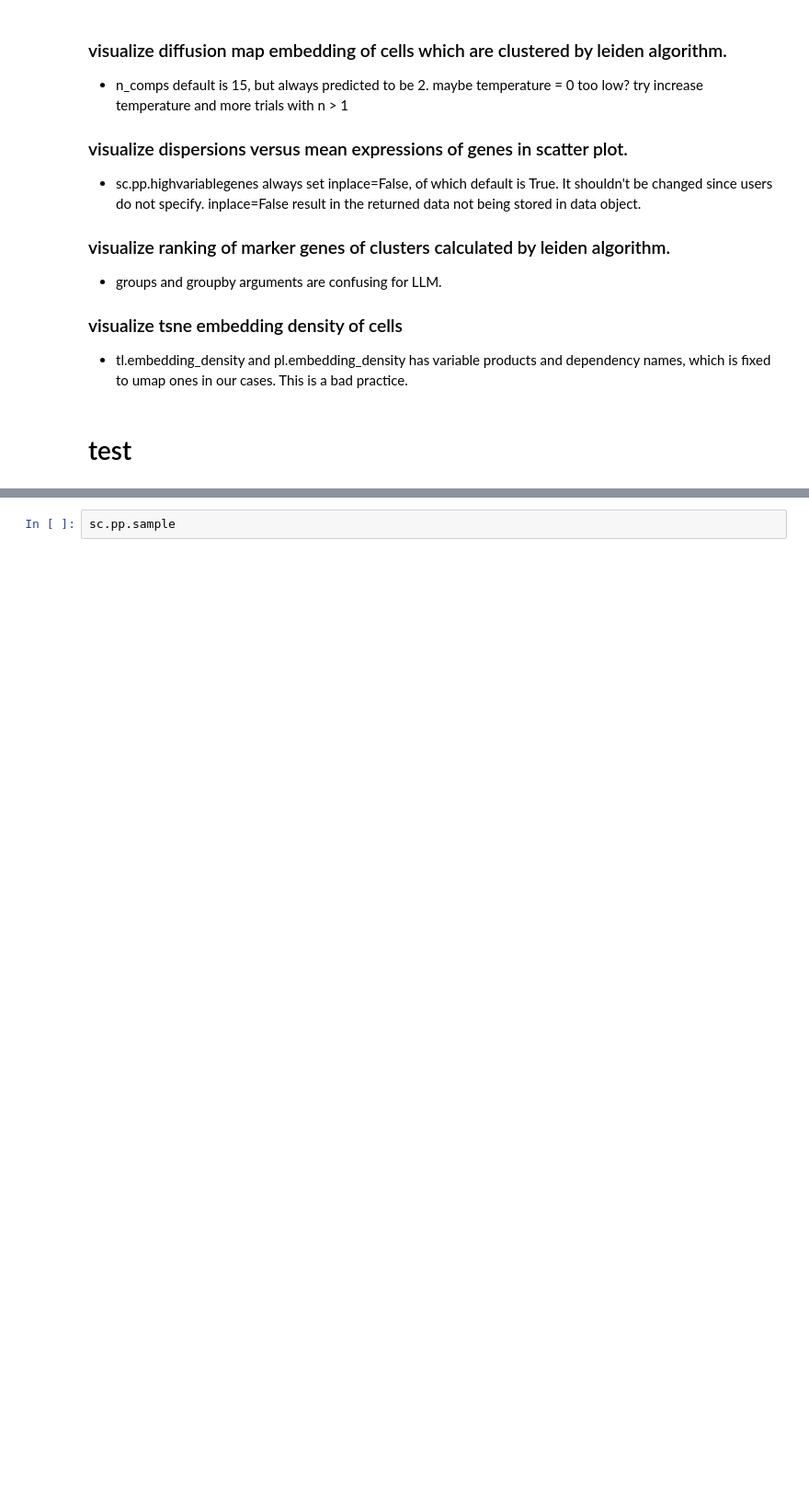
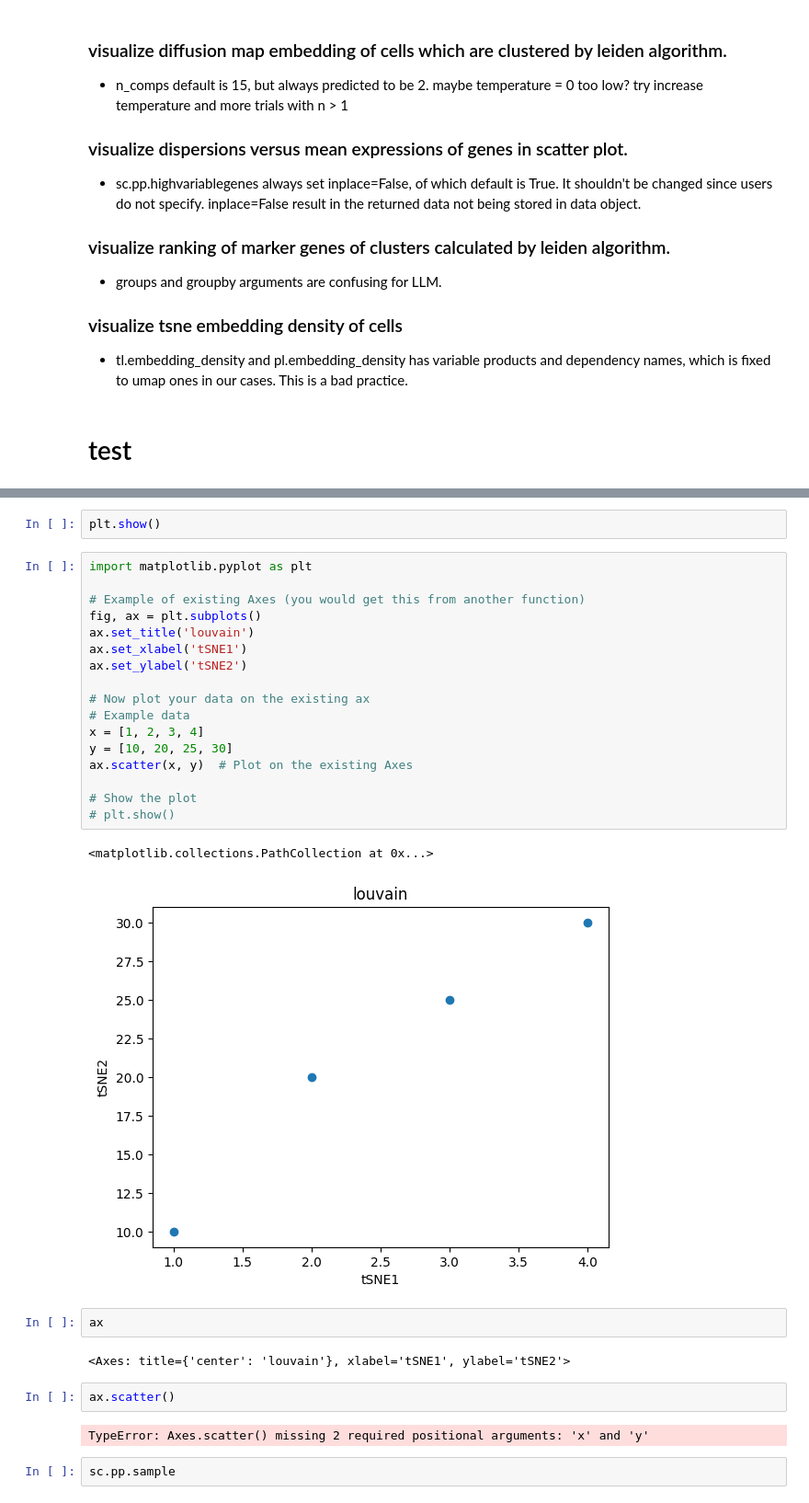
Before and after one commit to OSU-BMBL/BioMANIA-backend, a Jupyter notebook: experiment/scanpy/test.ipynb, the cells around one changed output, grey strips where cells are left out. Shown: that part at 92% size. Saved outputs shown, nothing was run; the diff lists cells and outputs as text; blank space fills up the shorter version.

```diff
--- a/experiment/scanpy/test.ipynb
+++ b/experiment/scanpy/test.ipynb
@@ -163,3 +195,33 @@ data.var
+# %%
+plt.show()
+# %%
+import matplotlib.pyplot as plt
+
+# Example of existing Axes (you would get this from another function)
+fig, ax = plt.subplots()
+ax.set_title('louvain')
+ax.set_xlabel('tSNE1')
+ax.set_ylabel('tSNE2')
+
+# Now plot your data on the existing ax
+# Example data
+x = [1, 2, 3, 4]
+y = [10, 20, 25, 30]
+ax.scatter(x, y)  # Plot on the existing Axes
+
+# Show the plot
+# plt.show()
+# %% [output]
+<matplotlib.collections.PathCollection at 0x...>
+[figure, added]
+# %%
+ax
+# %% [output]
+<Axes: title={'center': 'louvain'}, xlabel='tSNE1', ylabel='tSNE2'>
+# %%
+ax.scatter()
+# %% [output]
+TypeError: Axes.scatter() missing 2 required positional arguments: 'x' and 'y'
 # %%
 sc.pp.sample
 # %% [output]
```
Also changed, not shown: parts of 12 cells of this notebook, 10 other files.
